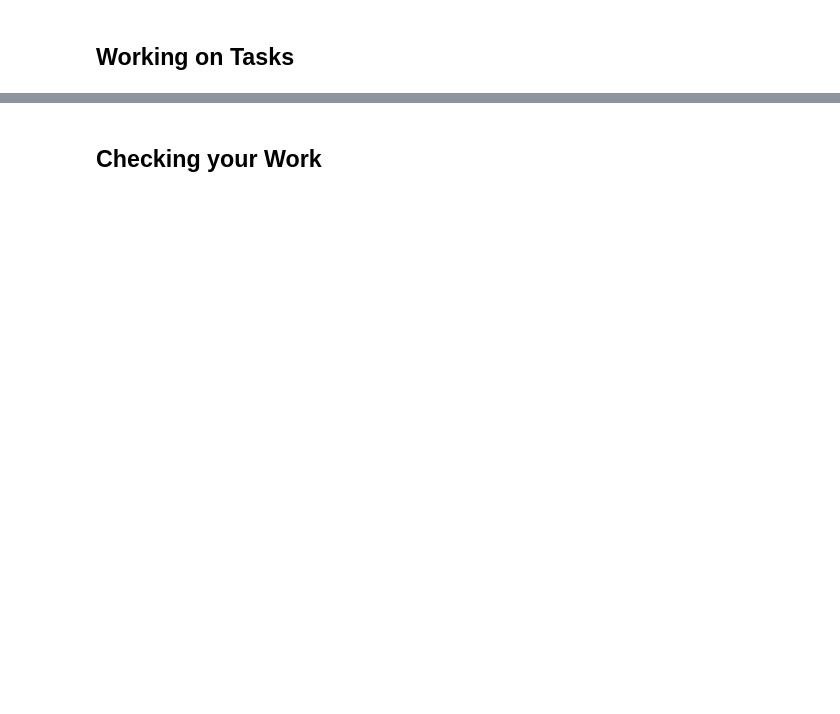
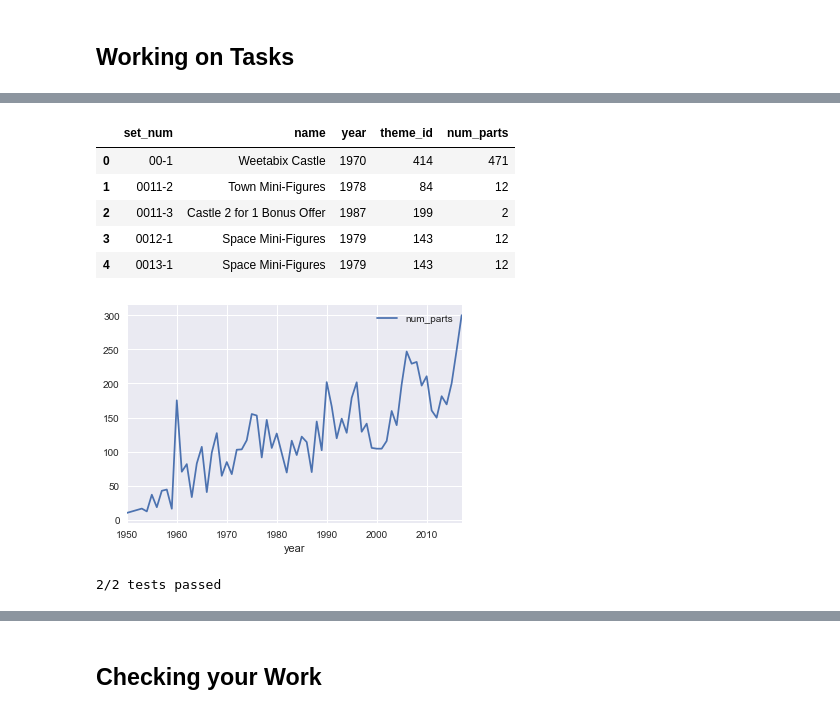
Before and after one commit to kangminsuk/projects-example-brainiak, a Jupyter notebook: project.ipynb, the cells around one changed output, grey strips where cells are left out. Saved outputs shown, nothing was run; the diff lists cells and outputs as text; code cells hidden in the pictures; blank space fills up the shorter version.

```diff
--- a/project.ipynb
+++ b/project.ipynb
@@ -1,5 +1,9 @@
 # %% [markdown]
 # Introduction to DataCamp Projects
+# %%
+%load_ext ipython_nose
+import matplotlib.pyplot as plt
+plt.style.use('seaborn')
 # %% [markdown]
 ## What are Projects?
 # %% [markdown]
@@ -56 +201,26 @@ After you are completed this task, feel free to play around adding new cells, ed
+# %%
+%matplotlib inline
+sets = pd.read_csv('datasets/sets.csv')
+parts_by_year = sets[['year', 'num_parts']].\
+  groupby('year', as_index = False).\
+  mean()
+parts_by_year.head()
+parts_by_year.plot(x = 'year', y = 'num_parts')
+sets.head()
+# %% [output]
+|  | set_num | name | year | theme_id | num_parts |
+| 0 | 00-1 | Weetabix Castle | 1970 | 414 | 471 |
+| 1 | 0011-2 | Town Mini-Figures | 1978 | 84 | 12 |
+| 2 | 0011-3 | Castle 2 for 1 Bonus Offer | 1987 | 199 | 2 |
+| 3 | 0012-1 | Space Mini-Figures | 1979 | 143 | 12 |
+| 4 | 0013-1 | Space Mini-Figures | 1979 | 143 | 12 |
+[figure, added]
+# %%
+%%nose
+def test_sets_exists():
+    assert 'sets' in globals(), "You should read the data into a variable named `sets`"
+def test_parts_by_year_exists():
+    assert 'parts_by_year' in globals(), "You should have defined a variable named `parts_by_year`"
+# %% [output]
+2/2 tests passed
 # %% [markdown]
```
Also changed, not shown: parts of 44 cells of this notebook.
